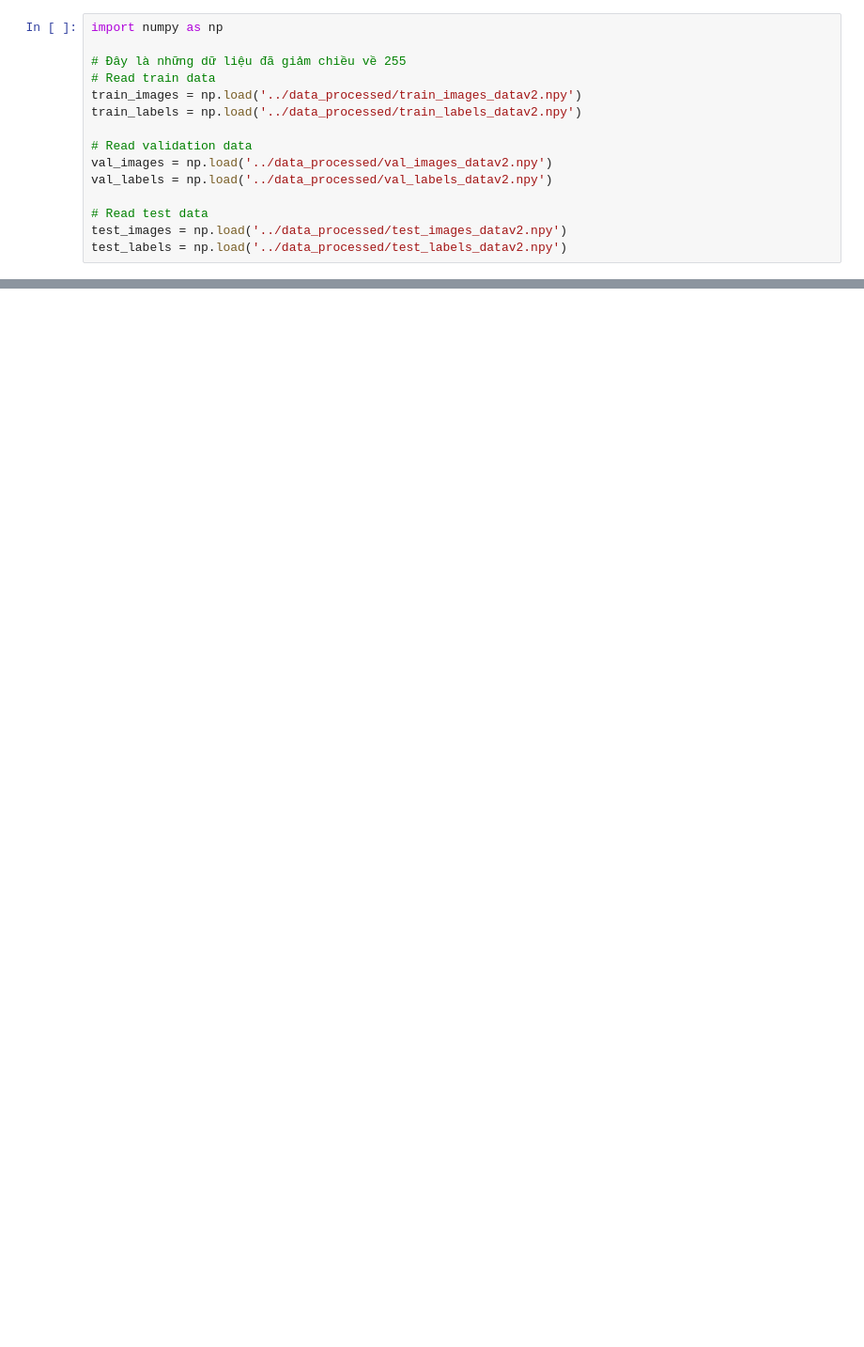
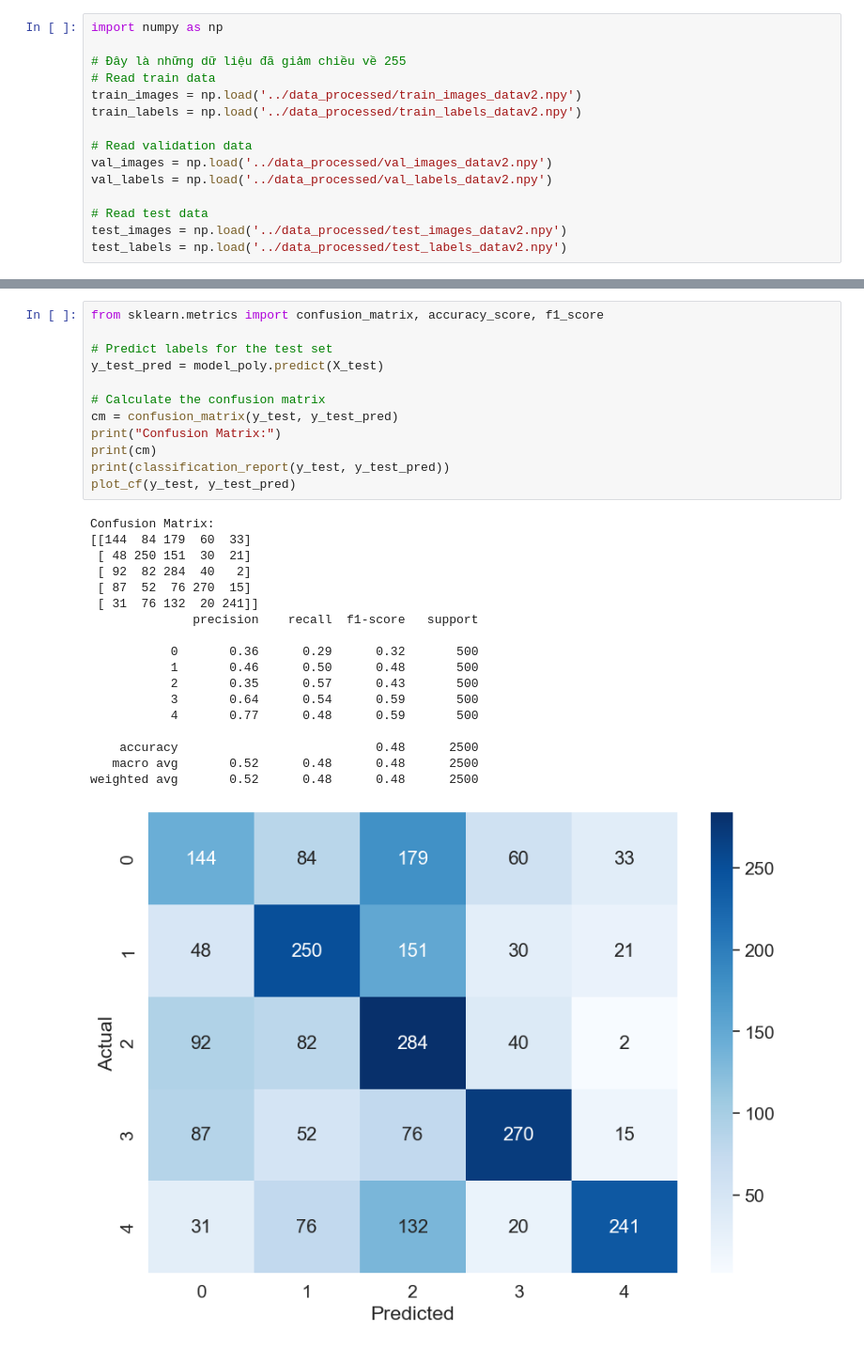
Before and after one commit to Harito97/AnimalClassifier, a Jupyter notebook: svm/svm.ipynb, the cells around one changed output, grey strips where cells are left out. Shown: that part at 94% size. Saved outputs shown, nothing was run; the diff lists cells and outputs as text; blank space fills up the shorter version.

```diff
--- a/svm/svm.ipynb
+++ b/svm/svm.ipynb
@@ -71,0 +146,31 @@ Test Accuracy: 0.1897590361445783
+# %%
+from sklearn.metrics import confusion_matrix, accuracy_score, f1_score
+
+# Predict labels for the test set
+y_test_pred = model_poly.predict(X_test)
+
+# Calculate the confusion matrix
+cm = confusion_matrix(y_test, y_test_pred)
+print("Confusion Matrix:")
+print(cm)
+print(classification_report(y_test, y_test_pred))
+plot_cf(y_test, y_test_pred)
+# %% [output]
+Confusion Matrix:
+[[144  84 179  60  33]
+ [ 48 250 151  30  21]
+ [ 92  82 284  40   2]
+ [ 87  52  76 270  15]
+ [ 31  76 132  20 241]]
+              precision    recall  f1-score   support
+
+           0       0.36      0.29      0.32       500
+           1       0.46      0.50      0.48       500
+           2       0.35      0.57      0.43       500
+           3       0.64      0.54      0.59       500
+           4       0.77      0.48      0.59       500
+
+    accuracy                           0.48      2500
+   macro avg       0.52      0.48      0.48      2500
+weighted avg       0.52      0.48      0.48      2500
+[figure, added]
```
Also changed, not shown: parts of 15 cells of this notebook, 17 other files.
